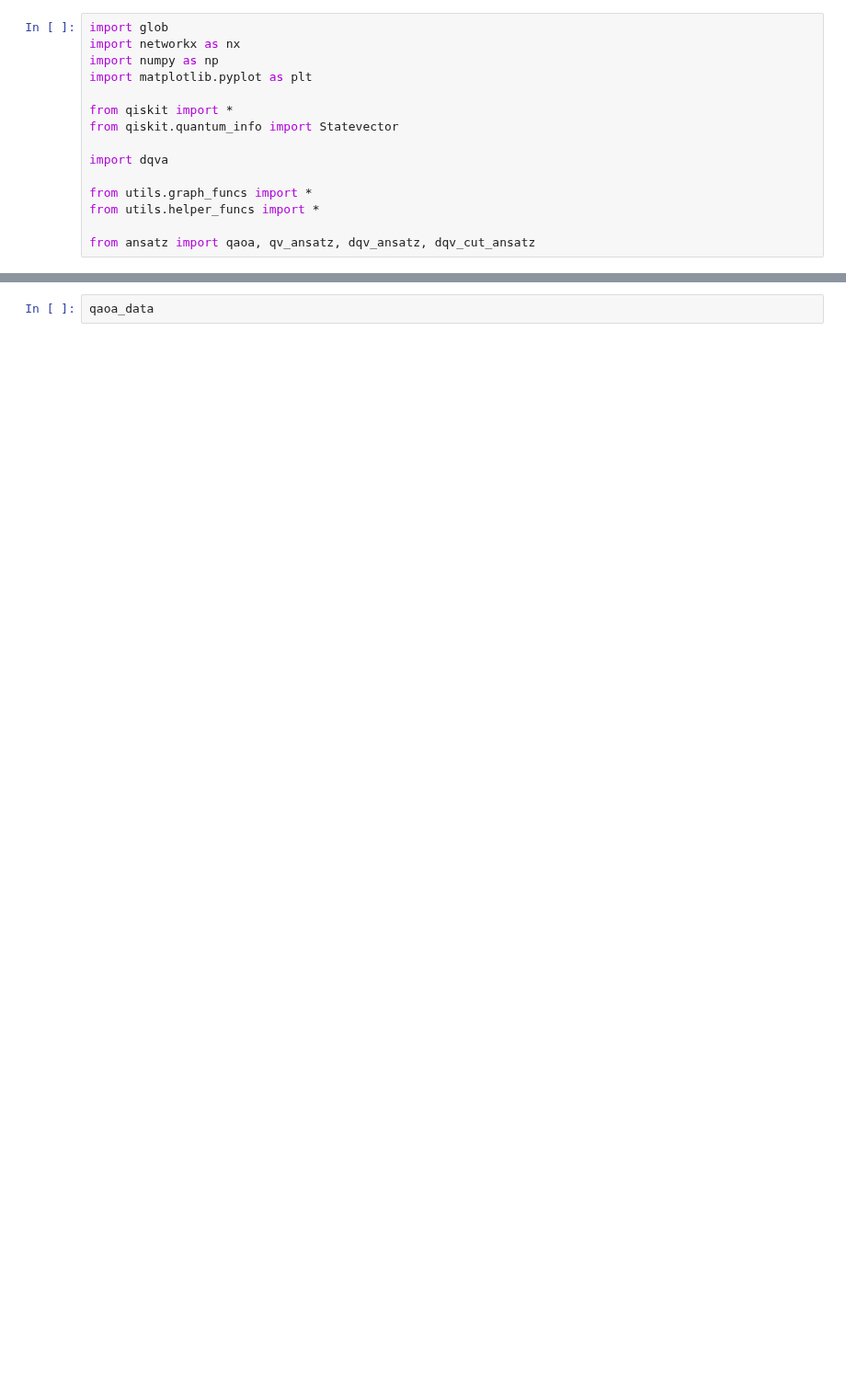
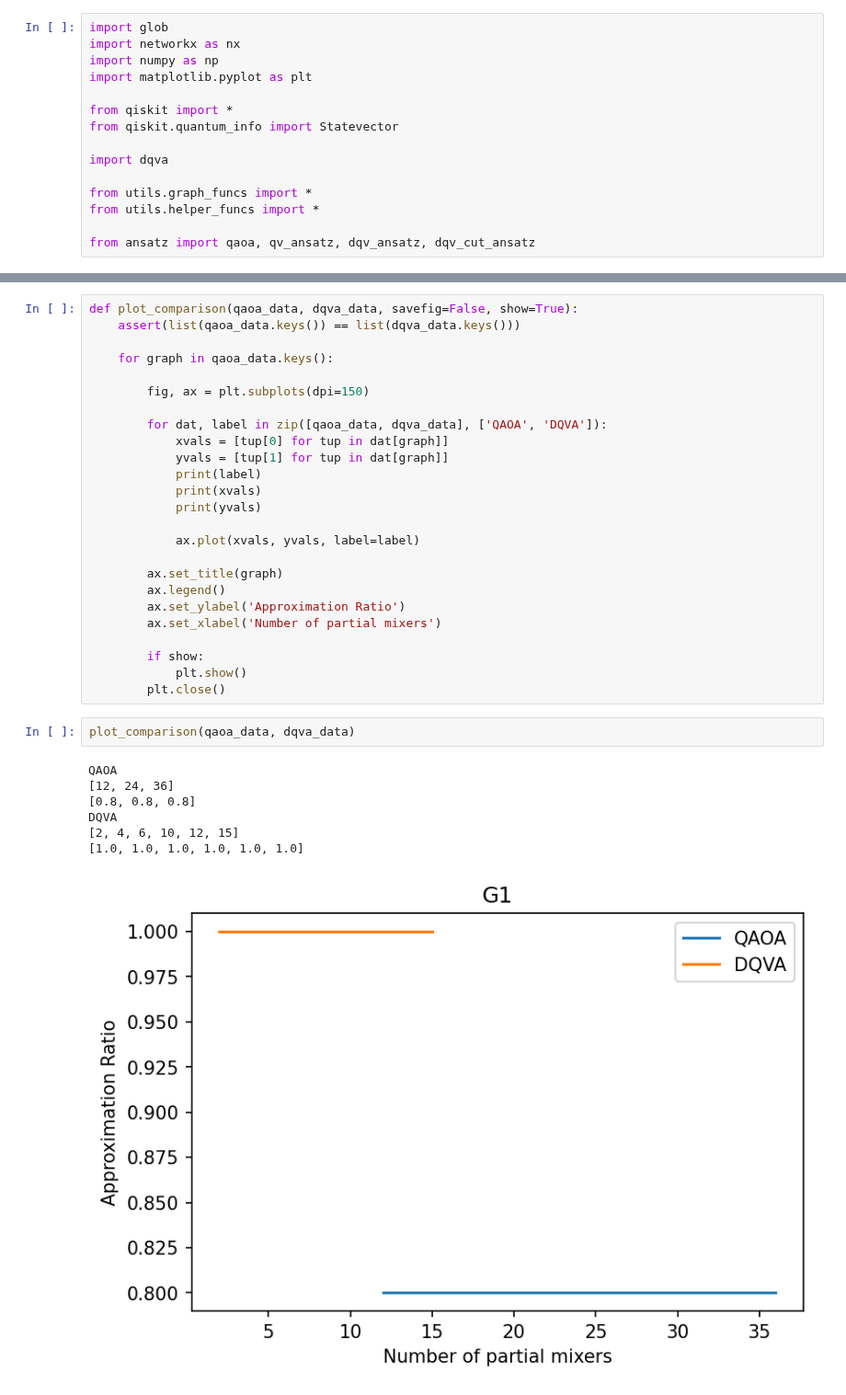
Before and after one commit to teaguetomesh/dqva-and-circuit-cutting, a Jupyter notebook: ansatz_vs_dqva.ipynb, the cells around one changed output, grey strips where cells are left out. Shown at 92% size. Cells and saved outputs as stored; diff of their text form; blank space fills up the shorter version.

```diff
--- a/ansatz_vs_dqva.ipynb
+++ b/ansatz_vs_dqva.ipynb
@@ -82,2 +103,35 @@ print(qaoa_data)
-# %%
-qaoa_data
+# %%
+def plot_comparison(qaoa_data, dqva_data, savefig=False, show=True):
+    assert(list(qaoa_data.keys()) == list(dqva_data.keys()))
+
+    for graph in qaoa_data.keys():
+
+        fig, ax = plt.subplots(dpi=150)
+
+        for dat, label in zip([qaoa_data, dqva_data], ['QAOA', 'DQVA']):
+            xvals = [tup[0] for tup in dat[graph]]
+            yvals = [tup[1] for tup in dat[graph]]
+            print(label)
+            print(xvals)
+            print(yvals)
+
+            ax.plot(xvals, yvals, label=label)
+
+        ax.set_title(graph)
+        ax.legend()
+        ax.set_ylabel('Approximation Ratio')
+        ax.set_xlabel('Number of partial mixers')
+
+        if show:
+            plt.show()
+        plt.close()
+# %%
+plot_comparison(qaoa_data, dqva_data)
+# %% [output]
+QAOA
+[12, 24, 36]
+[0.8, 0.8, 0.8]
+DQVA
+[2, 4, 6, 10, 12, 15]
+[1.0, 1.0, 1.0, 1.0, 1.0, 1.0]
+[figure, added]
```
Also changed, not shown: parts of 11 cells of this notebook.
